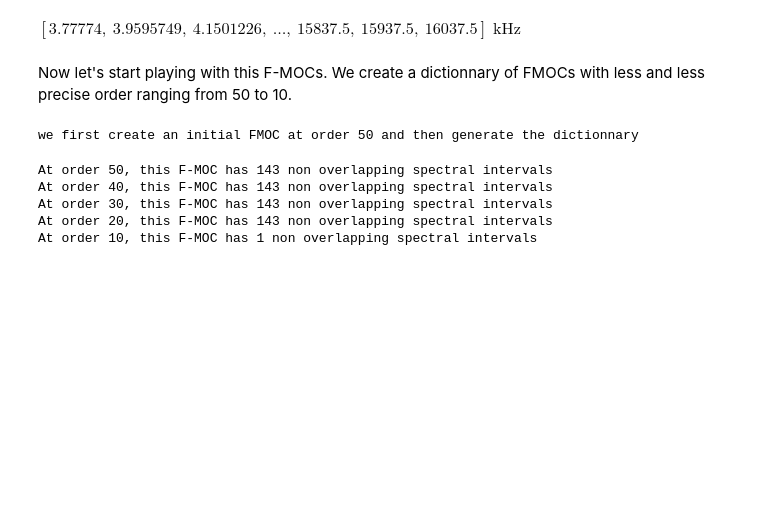
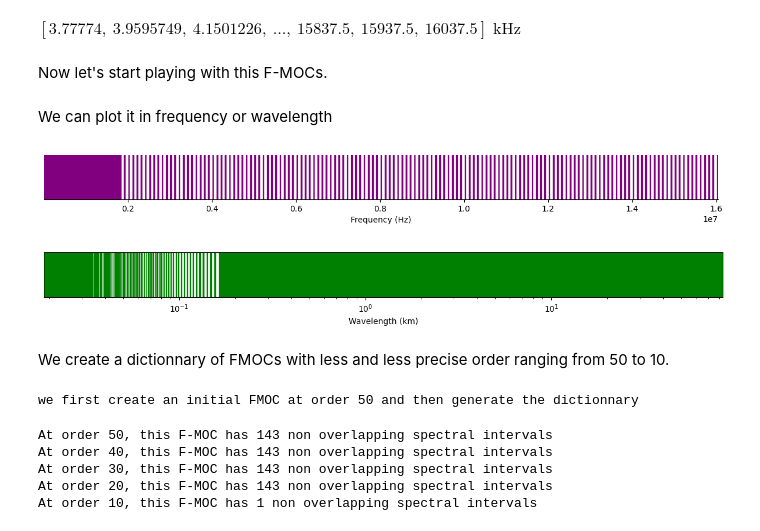
Before and after one commit to cds-astro/mocpy, a Jupyter notebook: notebooks/First_Steps_with_FMOCs.ipynb, the cells around one changed output. Cells and saved outputs as stored; diff of their text form; code cells hidden in the pictures; blank space fills up the shorter version.

Commit message:
add plots to FMOC notebook

```diff
--- a/notebooks/First_Steps_with_FMOCs.ipynb
+++ b/notebooks/First_Steps_with_FMOCs.ipynb
@@ -57,16 +59,36 @@ fmax
 # %% [output]
 $[3.77774,~3.9595749,~4.1501226,~\dots,~15837.5,~15937.5,~16037.5] \; \mathrm{kHz}$
 # %% [markdown]
-Now let's start playing with this F-MOCs. We create a dictionnary of FMOCs with less and less precise order ranging from 50 to 10.
+Now let's start playing with this F-MOCs.
 # %%
 fmoc = FrequencyMOC.from_frequency_ranges(order=50, min_freq=fmin, max_freq=fmax)
-print(
-    f"we first create an initial FMOC at order {fmoc.max_order}"
-    " and then generate the dictionnary",
-)
-fmocs = {n: fmoc.degrade_to_order(n) for n in np.linspace(50, 10, 5, dtype=int)}
-# %% [output]
-we first create an initial FMOC at order 50 and then generate the dictionnary
+# %% [markdown]
+We can plot it in frequency or wavelength
+# %%
+fig, ax = plt.subplots(figsize=(15, 1))
+fmoc.plot_frequencies(ax, color="purple")
+# this method plots the frequency ranges in log scale by default
+# but we can change it to linear if needed
+ax.set(xscale="linear")
+# and any customization on the ax of fig objects will work too
+ax.spines[["left", "top", "right"]].set_visible(False)  # noqa: FBT003
+# %% [output]
+[figure, added]
+# %%
+fig, ax = plt.subplots(figsize=(15, 1))
+fmoc.plot_wavelengths(ax, color="g", length_unit="km")
+# %% [output]
+[figure, added]
+# %% [markdown]
+We create a dictionnary of FMOCs with less and less precise order ranging from 50 to 10.
+# %%
+print(
+    f"we first create an initial FMOC at order {fmoc.max_order}"
+    " and then generate the dictionnary",
+)
+fmocs = {n: fmoc.degrade_to_order(n) for n in np.linspace(50, 10, 5, dtype=int)}
+# %% [output]
+we first create an initial FMOC at order 50 and then generate the dictionnary
 # %%
 for order in fmocs:
     print(
```
Also changed, not shown: parts of 1 cell of this notebook, 1 other file.
